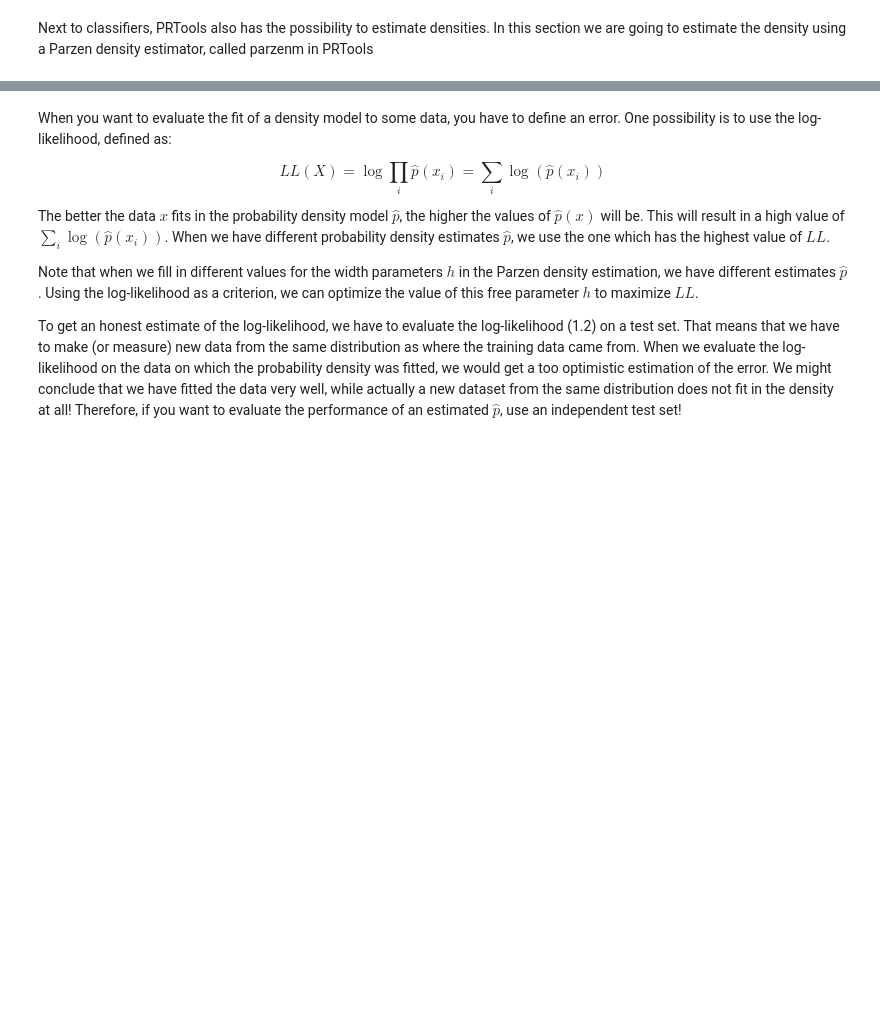
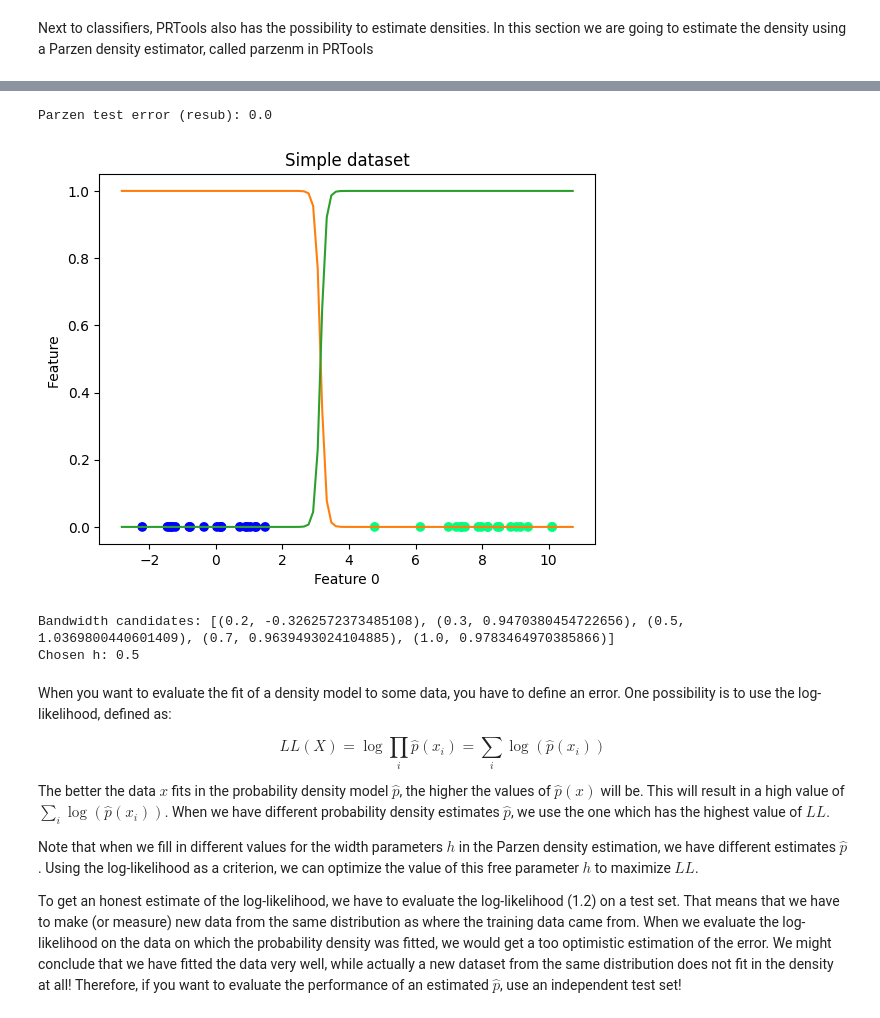
Before and after one commit to ioan-hedea/deepLearning4005, a Jupyter notebook: Assignment_1.ipynb, the cells around one changed output, grey strips where cells are left out. Cells and saved outputs as stored; diff of their text form; code cells hidden in the pictures; blank space fills up the shorter version.

```diff
--- a/Assignment_1.ipynb
+++ b/Assignment_1.ipynb
@@ -427,3 +418,34 @@ AttributeError: '_process_plot_var_args' object has no attribute 'prop_cycler'
+# %%
+w_parzen_clf = pr.parzenc(h)     # untrained mapping with bandwidth h
+w_parzen_clf.train(a)
+pr.scatterd(a)
+pr.plotm(w_parzen_clf, gridsize=100)
+print("Parzen test error (resub):", pr.testc(w_parzen_clf.eval(a)))
+# %% [output]
+Parzen test error (resub): 0.0
+[figure, added]
+# %%
+import numpy as np
+
+def loo_loglik_density(a, h):
+    # overall density LOO on unlabeled copy
+    au = pr.prdataset(+a)
+    # leave-one-out by subtracting each point’s own kernel is costly in PRTools,
+    # so do a simple CV proxy by splitting (fast & good enough for this assignment):
+    tr, te = pr.gendat(a, 0.7)
+    w = pr.parzenm(pr.prdataset(+tr), h)
+    dens = w.eval(pr.prdataset(+te))          # densities at TE
+    vals = np.maximum(+dens, 1e-300)          # avoid log(0)
+    return float(np.mean(np.log(vals)))
+
+Hs = [0.2, 0.3, 0.5, 0.7, 1.0]
+scores = [(h, loo_loglik_density(a, h)) for h in Hs]
+best_h = max(scores, key=lambda t: t[1])[0]
+print("Bandwidth candidates:", scores)
+print("Chosen h:", best_h)
+# %% [output]
+Bandwidth candidates: [(0.2, -0.3262572373485108), (0.3, 0.9470380454722656), (0.5, 1.0369800440601409), (0.7, 0.9639493024104885), (1.0, 0.9783464970385866)]
+Chosen h: 0.5
 # %% [markdown]
 When you want to evaluate the fit of a density model to some data, you have to define an error. One possibility is to use the log-likelihood, defined as:
 
```
Also changed, not shown: parts of 7 cells of this notebook.
